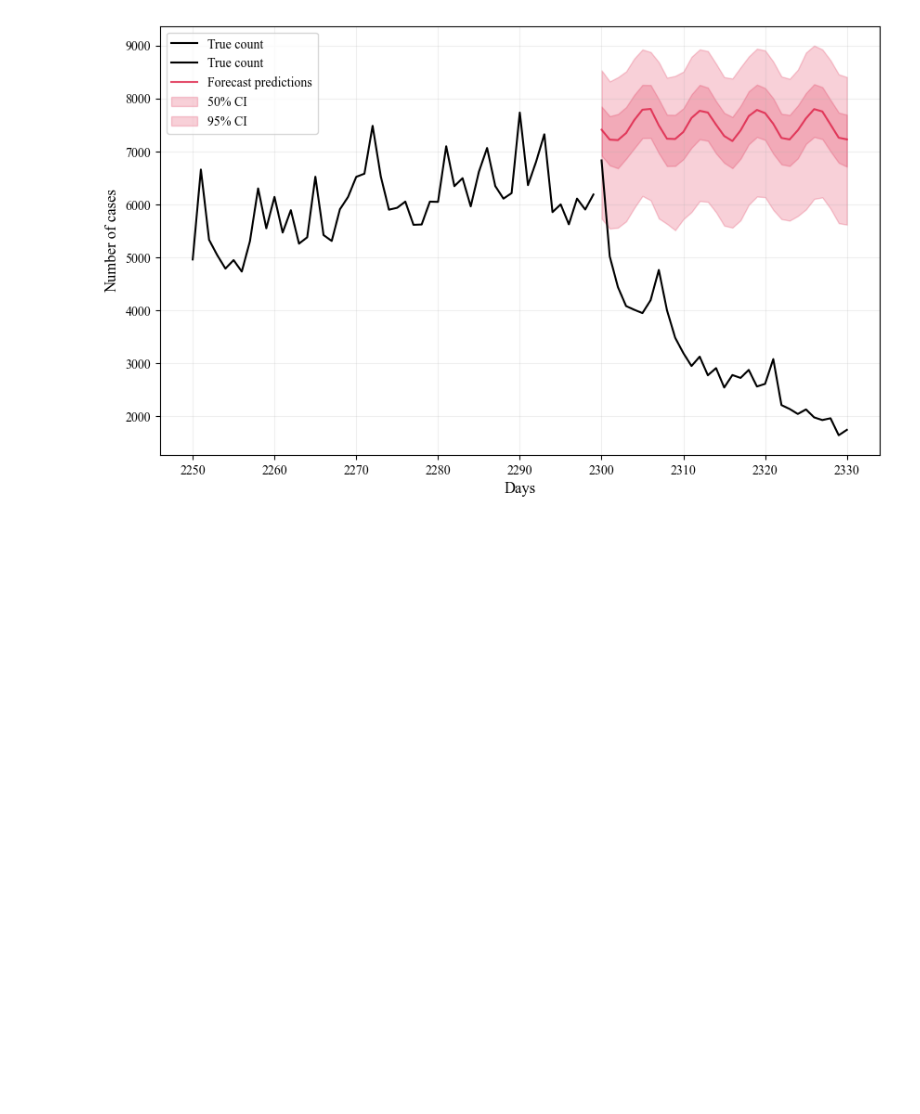
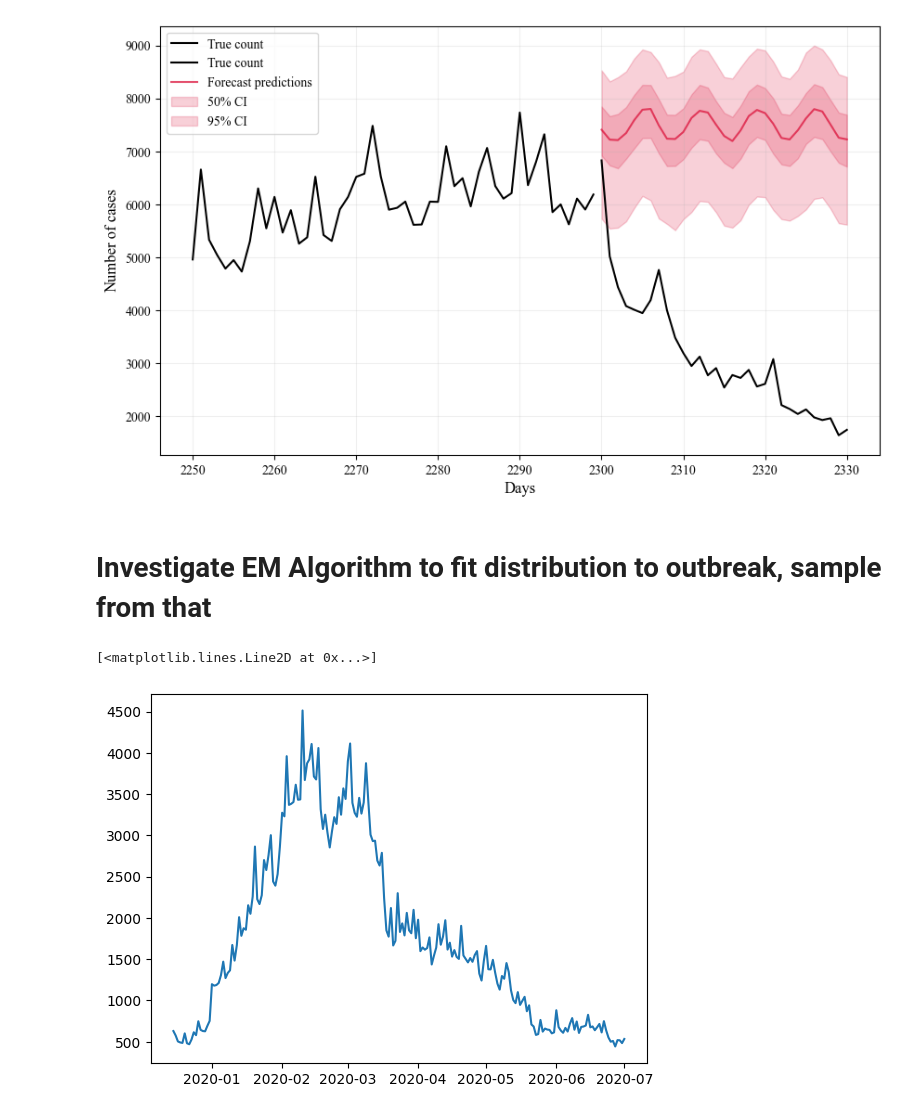
Before and after one commit to silaskoemen/ForecastPNN, a Jupyter notebook: exploration/train_model.ipynb, the cells around one changed output. Drawn from its saved outputs; the diff is of its cells as text; code cells hidden in the pictures; blank space fills up the shorter version.

```diff
--- a/exploration/train_model.ipynb
+++ b/exploration/train_model.ipynb
@@ -302,6 +302,7 @@ RANDOM_SPLIT = False
 DEVICE = "mps"
 
 data = pd.read_csv('../data/derived/DENGSP.csv')
+daily_df = get_dataset(data, 'DT_SIN_PRI', weeks_in=False, weeks_out=WEEKS, past_units=PAST_UNITS, return_df=True, filter_year_min=2013, filter_year_max=2020, dow=False)
 dl = get_dataset(data, 'DT_SIN_PRI', weeks_in=False, weeks_out=WEEKS, time_features=True, past_units=PAST_UNITS, return_df=False, filter_year_min=2013, filter_year_max=2020)
 
 #n_obs_40pu = len(dataset) # 2922 total dates, -39-39 for past_units and max_delay ->2844
@@ -415,3 +416,12 @@ from forecastpnn.utils.plotting import plot_confints_forecast
 plot_confints_forecast(dataset=dl, model=forecast_pnn, idx=2300, steps=31, steps_before=50)
 # %% [output]
 [figure]
+# %% [markdown]
+# Investigate EM Algorithm to fit distribution to outbreak, sample from that
+# %%
+import matplotlib.pyplot as plt
+bounds = [pd.date_range("2013-01-01", "2013-07-01"), pd.date_range("2014-02-01", "2014-07-01"), pd.date_range("2015-01-01", "2015-07-01"), pd.date_range("2015-11-01", "2016-07-01"), pd.date_range("2016-09-01", "2017-07-01"), pd.date_range("2017-08-01", "2018-08-01"), pd.date_range("2019-01-01", "2019-08-01"), pd.date_range("2019-12-15", "2020-07-01")]
+plt.plot(daily_df.loc[pd.date_range("2019-12-15", "2020-07-01"), "count"])
+# %% [output]
+[<matplotlib.lines.Line2D at 0x...>]
+[figure, added]
```
Also changed, not shown: parts of 10 cells of this notebook, 1 other file.
